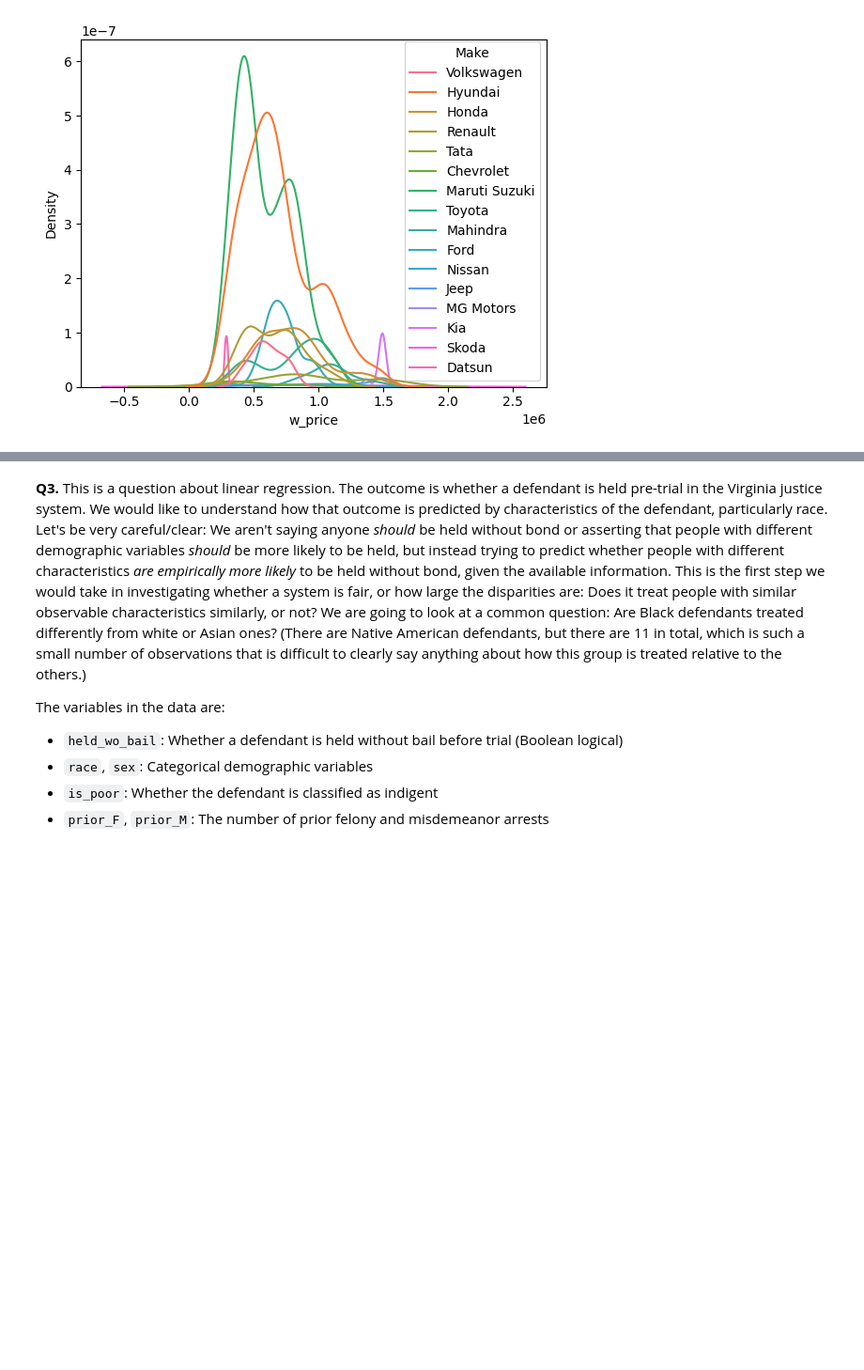
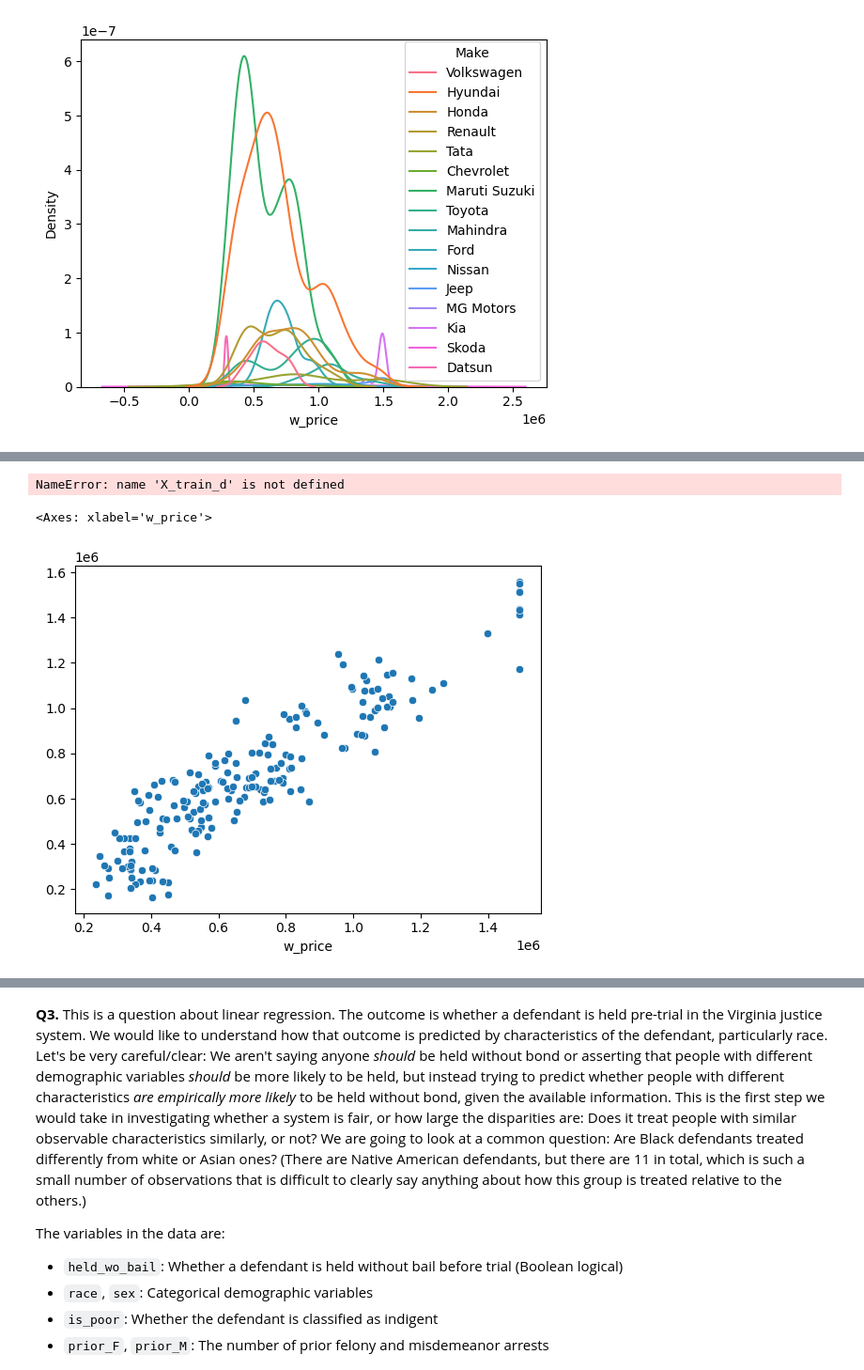
Before and after one commit to annacfisher/linearRegression, a Jupyter notebook: assignment.ipynb, the cells around one changed output, grey strips where cells are left out. Shown at 94% size. Saved outputs shown, nothing was run; the diff lists cells and outputs as text; code cells hidden in the pictures; blank space fills up the shorter version.

```diff
--- a/assignment.ipynb
+++ b/assignment.ipynb
@@ -371,0 +485,37 @@ train_size = int(.8*N)
+# %%
+X_train_all = pd.concat([X_train_d, X_train_c], axis=1, ignore_index=True)
+# %% [output]
+NameError: name 'X_train_d' is not defined
+# %%
+#6
+
+#using the polynomial=2 model
+d = 2
+expander = PolynomialFeatures(degree=d,include_bias=False)
+# %%
+Z = expander.fit_transform(X_test_n)
+names = expander.get_feature_names_out() # Get the names of these variables
+X_test_d = pd.DataFrame(data=Z, columns = names) # Create a new, expanded dataframe
+Z = expander.fit_transform(X_train_n)
+names = expander.get_feature_names_out() # Get the names of these variables
+X_train_d = pd.DataFrame(data=Z, columns = names) # Create a new, expanded dataframe
+X_train_d.reset_index(drop=True, inplace=True)
+X_train_c.reset_index(drop=True, inplace=True)
+X_train_all = pd.concat([X_train_d, X_train_c], axis=1, ignore_index=True)
+#
+# Reset indices for concatenating:
+X_test_d.reset_index(drop=True, inplace=True)
+X_test_c.reset_index(drop=True, inplace=True)
+X_test_all = pd.concat([X_test_d, X_test_c], axis=1, ignore_index=True)
+# %%
+reg = linear_model.LinearRegression().fit(X_train_all,y_train) # Run regression
+# %%
+y_hat = reg.predict(X_test_all)
+residuals = y_test - y_hat
+# %%
+# plot estimates against true values
+
+sns.scatterplot(x=y_test,y=y_hat)
+# %% [output]
+<Axes: xlabel='w_price'>
+[figure, added]
```
Also changed, not shown: parts of 22 cells of this notebook.
